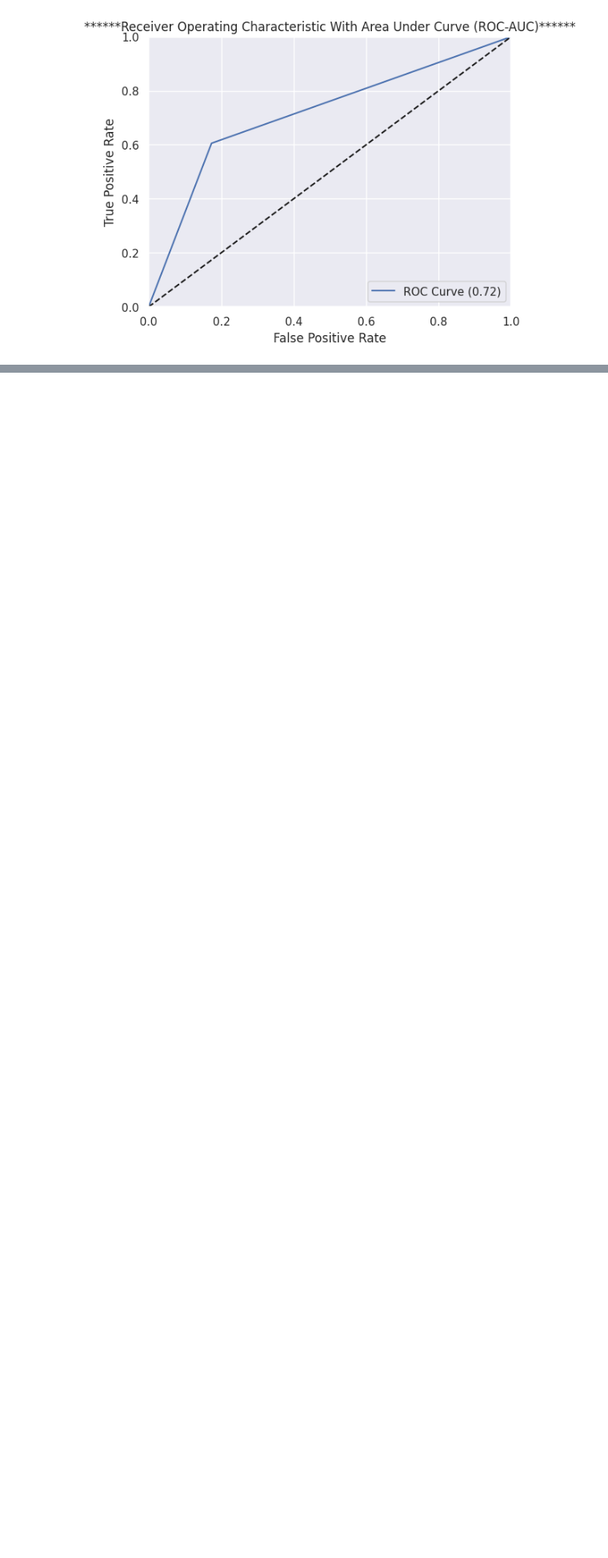
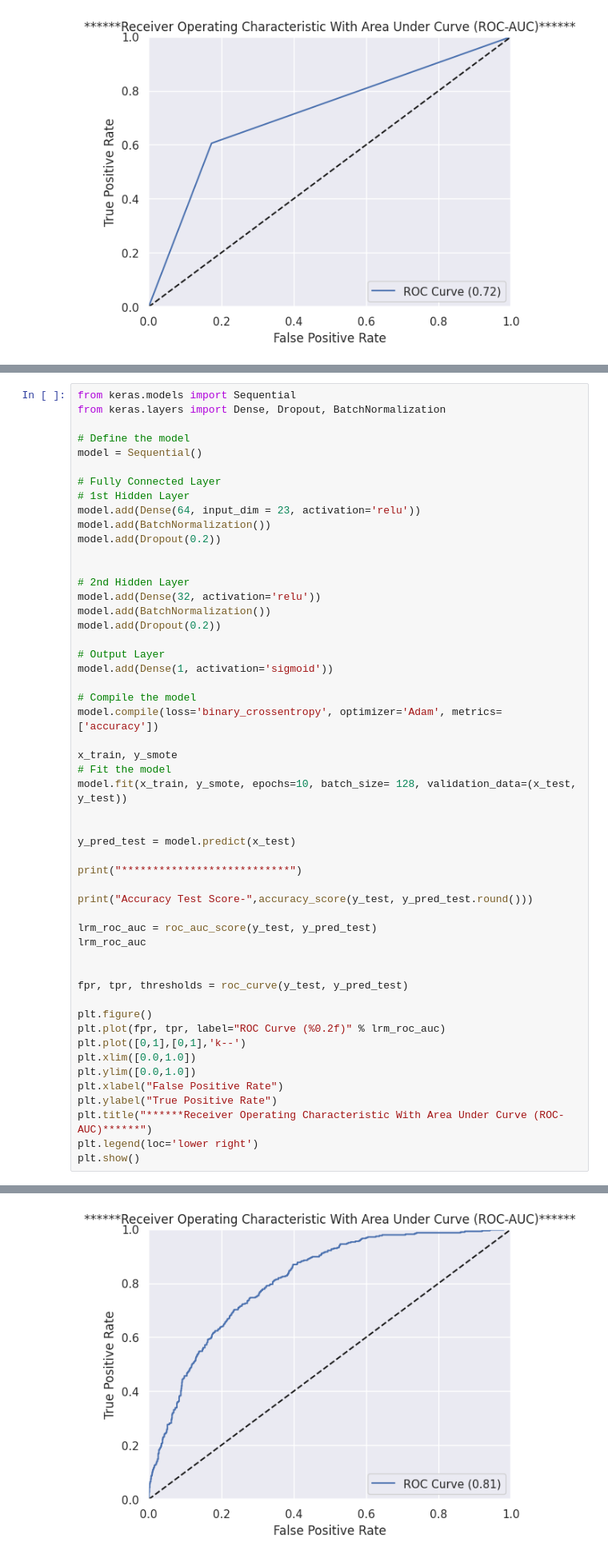
Before and after one commit to sathvikshetty22/MLProjects, a Jupyter notebook: Customer_Churn.ipynb, the cells around one changed output, grey strips where cells are left out. Shown at 80% size. Saved outputs shown, nothing was run; the diff lists cells and outputs as text; blank space fills up the shorter version.

```diff
--- a/Customer_Churn.ipynb
+++ b/Customer_Churn.ipynb
@@ -742,0 +745,53 @@ Accuracy Test Score- 0.7665010645848119
+# %%
+from keras.models import Sequential
+from keras.layers import Dense, Dropout, BatchNormalization
+
+# Define the model
+model = Sequential()
+
+# Fully Connected Layer
+# 1st Hidden Layer
+model.add(Dense(64, input_dim = 23, activation='relu'))
+model.add(BatchNormalization())
+model.add(Dropout(0.2))
+
+
+# 2nd Hidden Layer
+model.add(Dense(32, activation='relu'))
+model.add(BatchNormalization())
+model.add(Dropout(0.2))
+
+# Output Layer
+model.add(Dense(1, activation='sigmoid'))
+
+# Compile the model
+model.compile(loss='binary_crossentropy', optimizer='Adam', metrics=['accuracy'])
+
+x_train, y_smote
+# Fit the model
+model.fit(x_train, y_smote, epochs=10, batch_size= 128, validation_data=(x_test, y_test))
+
+
+y_pred_test = model.predict(x_test)
+
+print("***************************")
+
+print("Accuracy Test Score-",accuracy_score(y_test, y_pred_test.round()))
+
+lrm_roc_auc = roc_auc_score(y_test, y_pred_test)
+lrm_roc_auc
+
+
+fpr, tpr, thresholds = roc_curve(y_test, y_pred_test)
+
+plt.figure()
+plt.plot(fpr, tpr, label="ROC Curve (%0.2f)" % lrm_roc_auc)
+plt.plot([0,1],[0,1],'k--')
+plt.xlim([0.0,1.0])
+plt.ylim([0.0,1.0])
+plt.xlabel("False Positive Rate")
+plt.ylabel("True Positive Rate")
+plt.title("******Receiver Operating Characteristic With Area Under Curve (ROC-AUC)******")
+plt.legend(loc='lower right')
+plt.show()
+# %% [output]
@@ -743 +815,2 @@ Accuracy Test Score- 0.7665010645848119
+[figure, added]
 # %%
```
Also changed, not shown: parts of 16 cells of this notebook.
